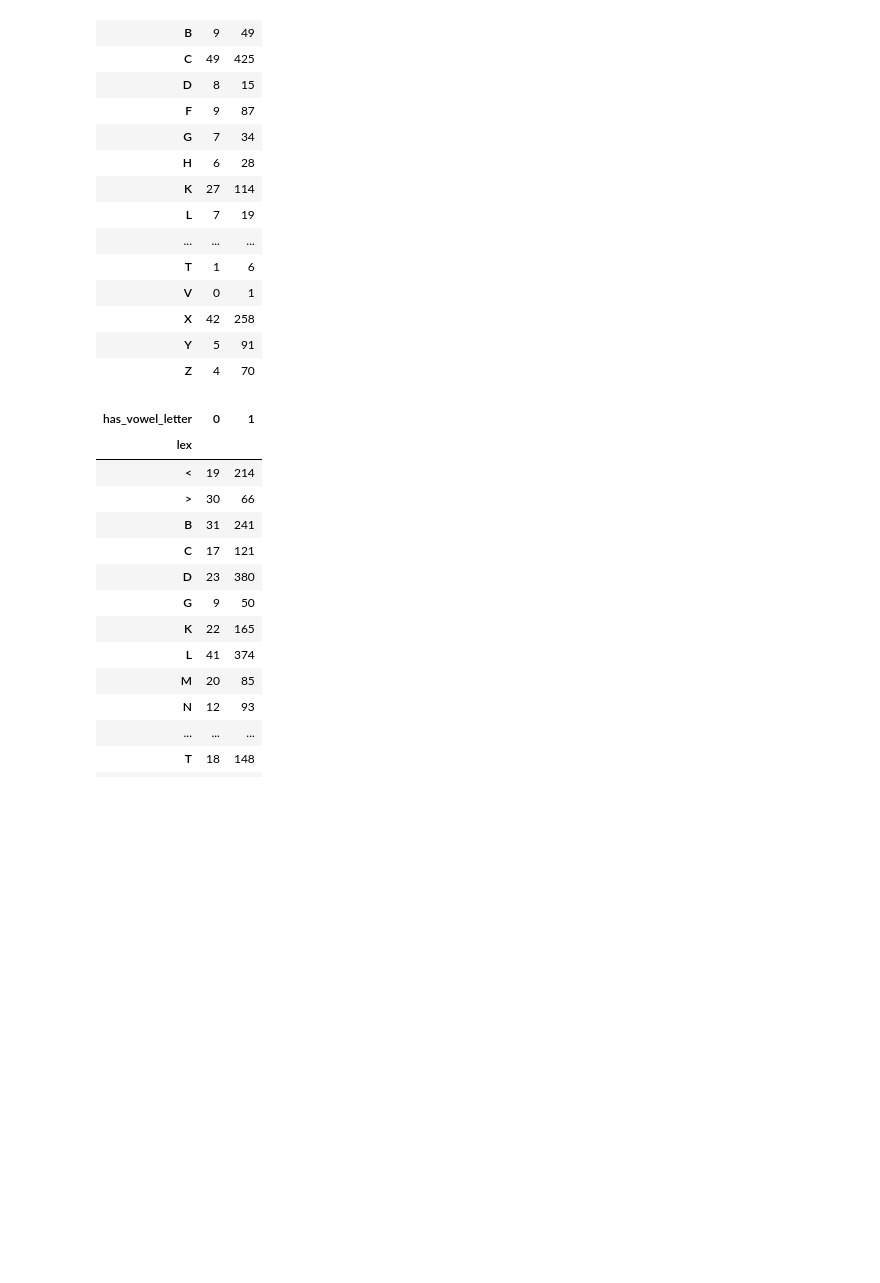
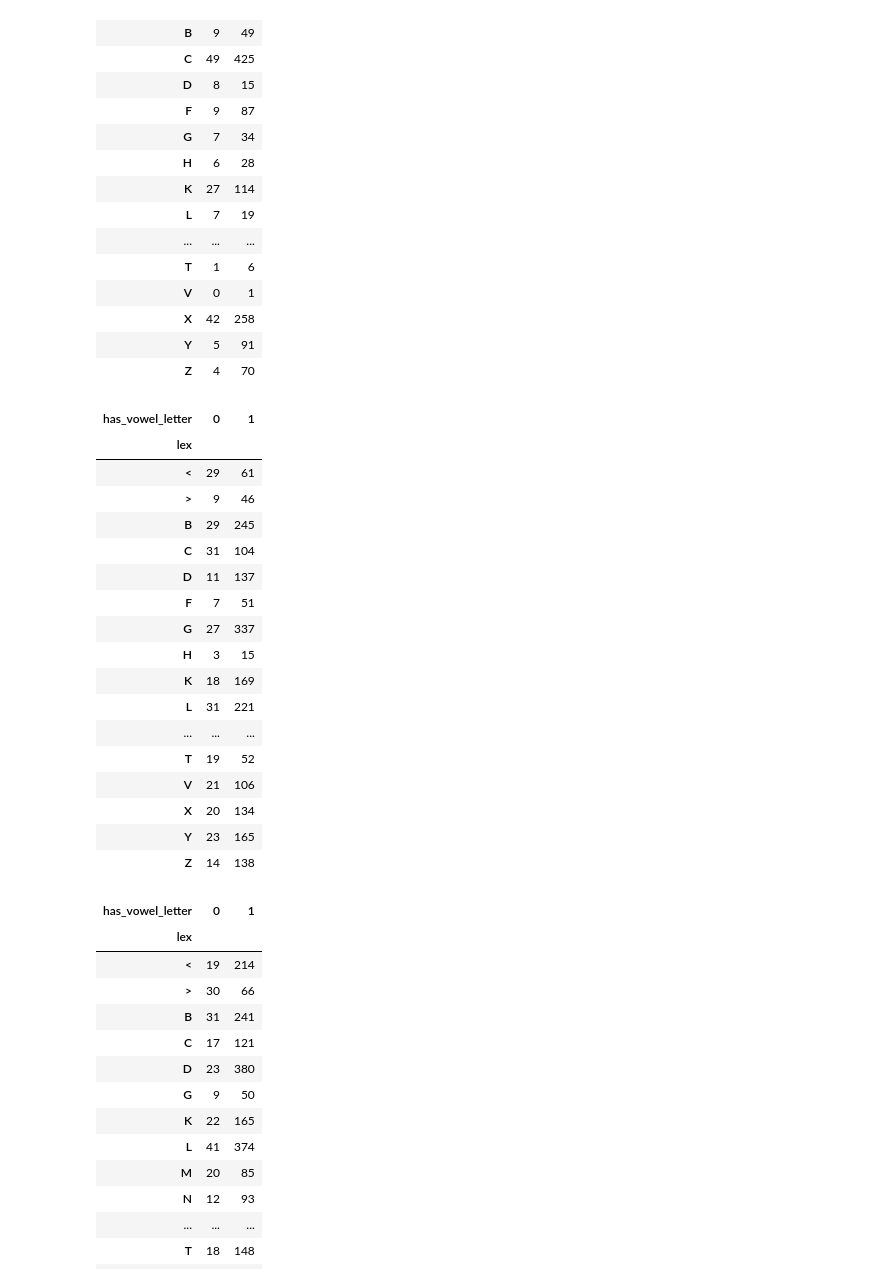
Before and after one commit to MartijnNaaijer/hebrew_spelling_variation, a Jupyter notebook: notebooks/align_triliteral_hiphil.ipynb, the cells around one changed output. Saved outputs shown, nothing was run; the diff lists cells and outputs as text; code cells hidden in the pictures; blank space fills up the shorter version.

```diff
--- a/notebooks/align_triliteral_hiphil.ipynb
+++ b/notebooks/align_triliteral_hiphil.ipynb
@@ -156,6 +158,27 @@ pd.crosstab(dat.lex.str[0], dat.has_vowel_letter)
 | X | 42 | 258 |
 | Y | 5 | 91 |
 | Z | 4 | 70 |
+# %%
+pd.crosstab(dat.lex.str[1], dat.has_vowel_letter)
+# %% [output]
+| has_vowel_letter | 0 | 1 |
+| lex |  |  |
+| < | 29 | 61 |
+| > | 9 | 46 |
+| B | 29 | 245 |
+| C | 31 | 104 |
+| D | 11 | 137 |
+| F | 7 | 51 |
+| G | 27 | 337 |
+| H | 3 | 15 |
+| K | 18 | 169 |
+| L | 31 | 221 |
+| ... | ... | ... |
+| T | 19 | 52 |
+| V | 21 | 106 |
+| X | 20 | 134 |
+| Y | 23 | 165 |
+| Z | 14 | 138 |
 # %%
 pd.crosstab(dat.lex.str[2], dat.has_vowel_letter)
 # %% [output]
```
Also changed, not shown: parts of 1 cell of this notebook, 6 other files.
